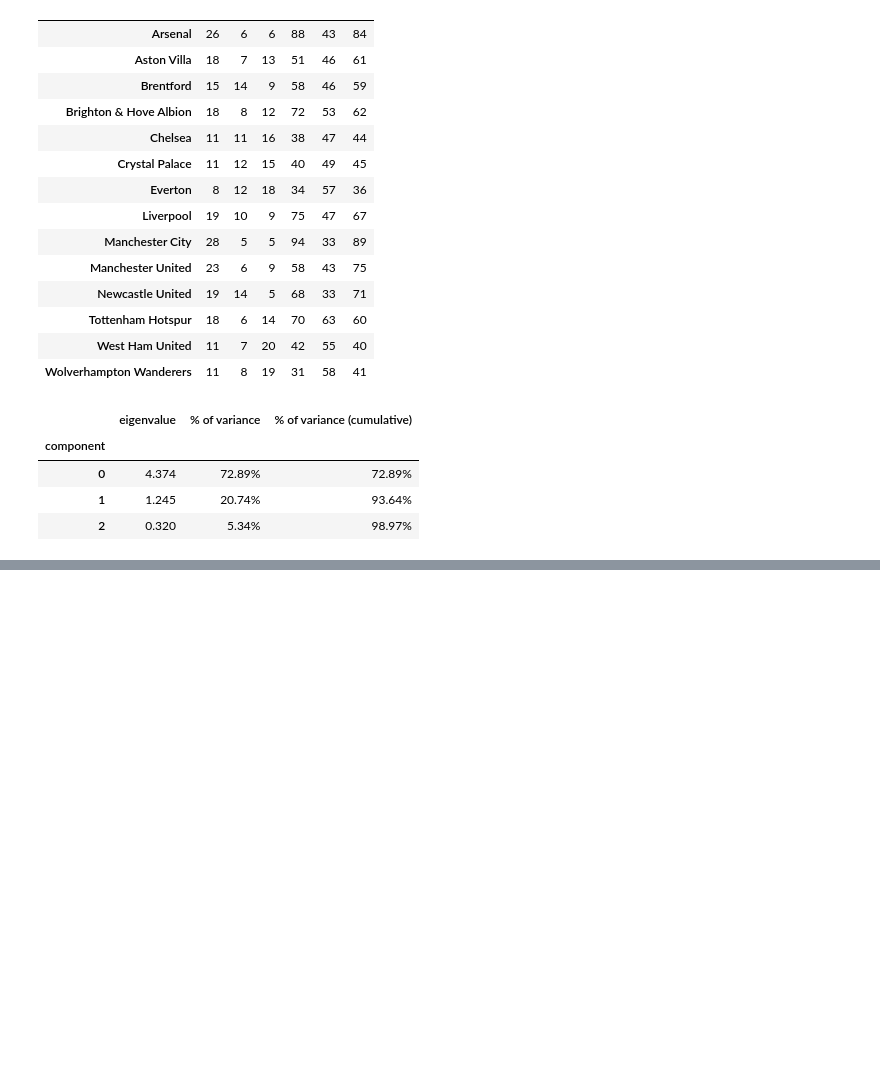
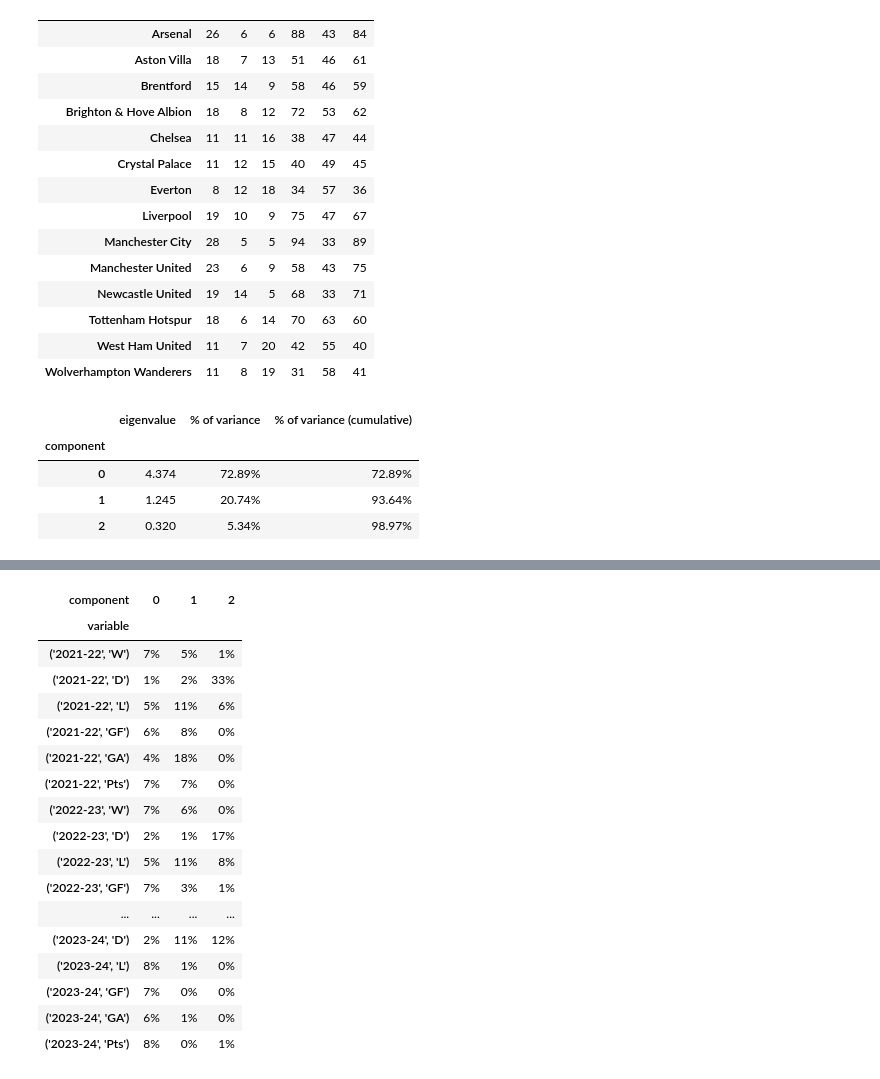
Before and after one commit to MaxHalford/prince, a Jupyter notebook: docs/content/mfa.ipynb, the cells around one changed output, grey strips where cells are left out. Saved outputs shown, nothing was run; the diff lists cells and outputs as text; code cells hidden in the pictures; blank space fills up the shorter version.

```diff
--- a/docs/content/mfa.ipynb
+++ b/docs/content/mfa.ipynb
@@ -192,0 +237,21 @@ mfa['2022-23'].eigenvalues_summary
+# %%
+mfa.column_contributions_.style.format('{:.0%}')
+# %% [output]
+| component | 0 | 1 | 2 |
+| variable |  |  |  |
+| ('2021-22', 'W') | 7% | 5% | 1% |
+| ('2021-22', 'D') | 1% | 2% | 33% |
+| ('2021-22', 'L') | 5% | 11% | 6% |
+| ('2021-22', 'GF') | 6% | 8% | 0% |
+| ('2021-22', 'GA') | 4% | 18% | 0% |
+| ('2021-22', 'Pts') | 7% | 7% | 0% |
+| ('2022-23', 'W') | 7% | 6% | 0% |
+| ('2022-23', 'D') | 2% | 1% | 17% |
+| ('2022-23', 'L') | 5% | 11% | 8% |
+| ('2022-23', 'GF') | 7% | 3% | 1% |
+| ... | ... | ... | ... |
+| ('2023-24', 'D') | 2% | 11% | 12% |
+| ('2023-24', 'L') | 8% | 1% | 0% |
+| ('2023-24', 'GF') | 7% | 0% | 0% |
+| ('2023-24', 'GA') | 6% | 1% | 0% |
+| ('2023-24', 'Pts') | 8% | 0% | 1% |
```
Also changed, not shown: parts of 23 cells of this notebook, 4 other files.
